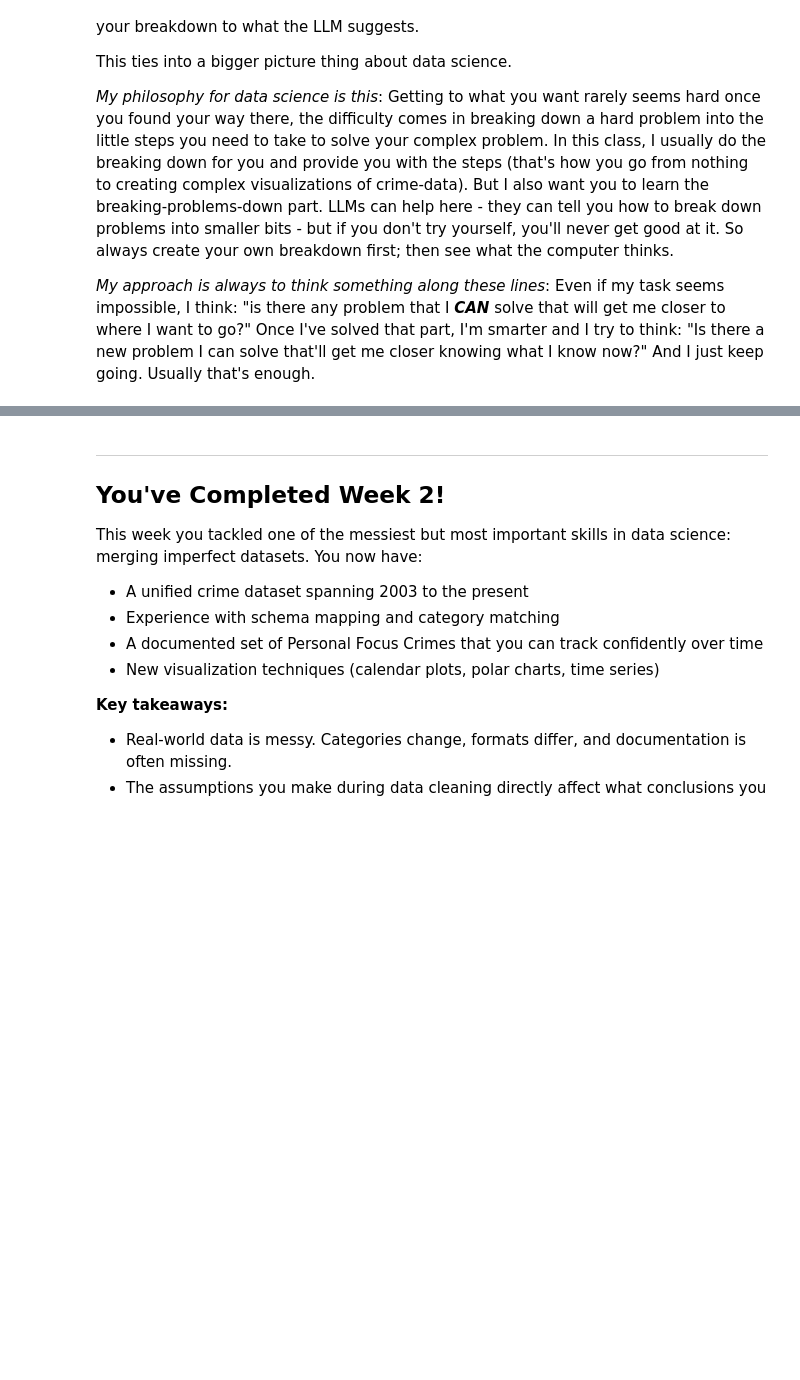
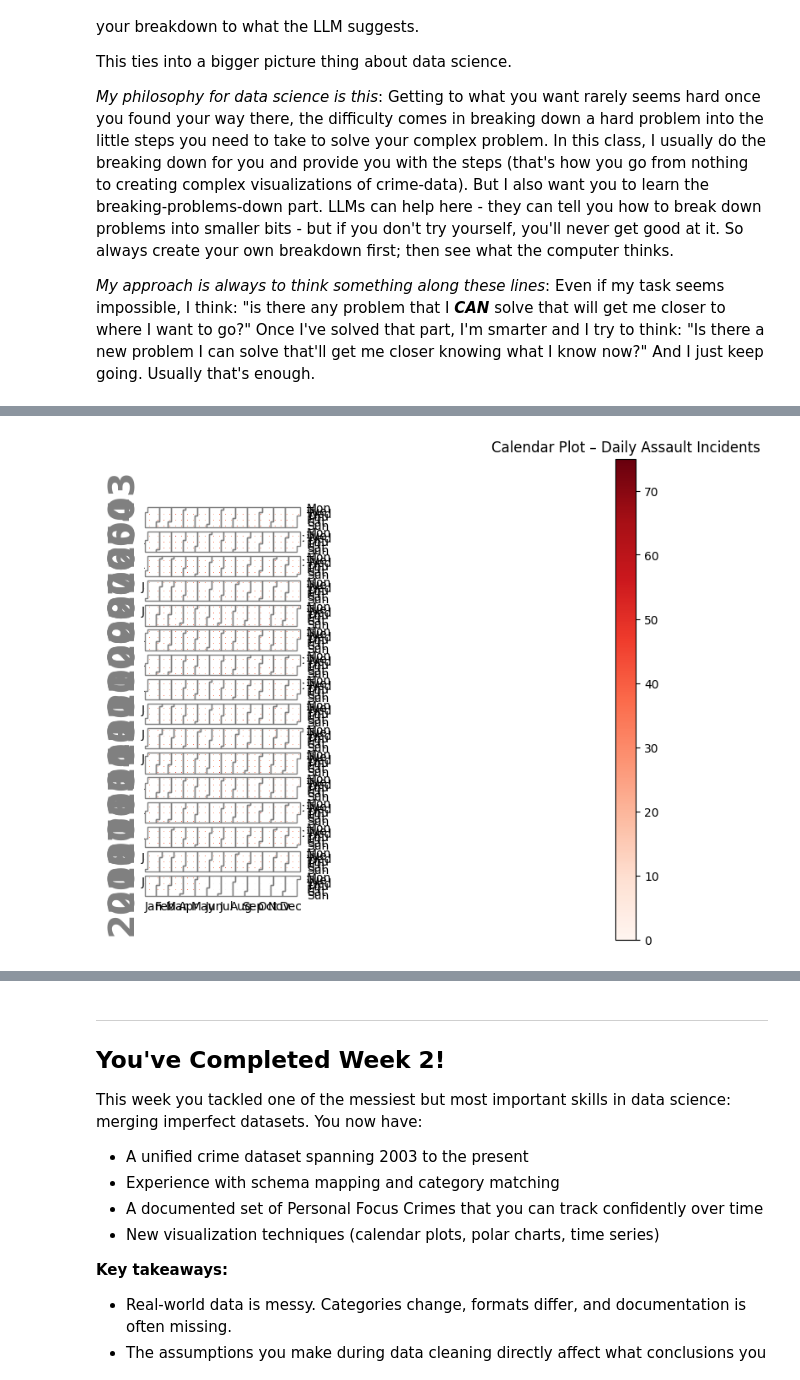
Before and after one commit to DenizIsikli/02806-SocialDataAnalysisAndVisualization, a Jupyter notebook: src/Exercises/Week2.ipynb, the cells around one changed output, grey strips where cells are left out. Cells and saved outputs as stored; diff of their text form; code cells hidden in the pictures; blank space fills up the shorter version.

Commit message:
Week 2 refactor

```diff
--- a/src/Exercises/Week2.ipynb
+++ b/src/Exercises/Week2.ipynb
@@ -273,3 +916,98 @@ This ties into a bigger picture thing about data science.
 *My philosophy for data science is this*: Getting to what you want rarely seems hard once you found your way there, the difficulty comes in breaking down a hard problem into the little steps you need to take to solve your complex problem. In this class, I usually do the breaking down for you and provide you with the steps (that's how you go from nothing to creating complex visualizations of crime-data). But I also want you to learn the breaking-problems-down part. LLMs can help here - they can tell you how to break down problems into smaller bits - but if you don't try yourself, you'll never get good at it. So always create your own breakdown first; then see what the computer thinks.
 
 *My approach is always to think something along these lines*: Even if my task seems impossible, I think: "is there any problem that I ***CAN*** solve that will get me closer to where I want to go?" Once I've solved that part, I'm smarter and I try to think: "Is there a new problem I can solve that'll get me closer knowing what I know now?" And I just keep going. Usually that's enough.
+# %%
+import pandas as pd
+import matplotlib.pyplot as plt
+import seaborn as sns
+import numpy as np
+
+calplot.calplot(events, yearlabel_kws={'fontname': 'sans-serif'})
+
+# Ensure datetime index for time-series work
+df = df_merged.copy()
+df = df.dropna(subset=["Incident Datetime"])
+df = df.set_index("Incident Datetime")
+
+# 1. Calendar Plot (Assault – daily counts)
+import calplot
+
+assault_daily = (
+    df[df["Unified Category"] == "Assault"]
+    .resample("D")
+    .size()
+)
+
+calplot.calplot(
+    assault_daily,
+    cmap="Reds",
+    figsize=(12, 6),
+    colorbar=True
+)
+plt.title("Calendar Plot – Daily Assault Incidents")
+plt.show()
+
+
+# 2. Polar Bar Chart (24-hour Vehicle Theft pattern)
+vehicle_mask = df["Unified Category"] == "Vehicle Theft"
+vehicle_hourly = (
+    df.loc[vehicle_mask]
+    .groupby(df.loc[vehicle_mask].index.hour)
+    .size()
+)
+
+hours = np.arange(24)
+values = vehicle_hourly.reindex(hours, fill_value=0).values
+
+theta = 2 * np.pi * hours / 24
+
+fig = plt.figure(figsize=(8, 8))
+ax = plt.subplot(111, polar=True)
+ax.bar(theta, values, width=2*np.pi/24)
+ax.set_xticks(theta)
+ax.set_xticklabels(hours)
+ax.set_title("Vehicle Theft – 24 Hour Polar Pattern")
+plt.show()
+
+
+# 3. Time Series (Monthly Robbery Trend)
+robbery_monthly = (
+    df[df["Unified Category"] == "Robbery"]
+    .resample("M")
+    .size()
+)
+
+plt.figure(figsize=(12, 5))
+robbery_monthly.plot()
+plt.title("Robbery – Monthly Time Series")
+plt.xlabel("Year")
+plt.ylabel("Incidents")
+plt.tight_layout()
+plt.show()
+
+
+# 4. Heatmap (Hour of Day vs Day of Week – Assault)
+df_assault = df[df["Unified Category"] == "Assault"].copy()
+df_assault["hour"] = df_assault.index.hour
+df_assault["weekday"] = df_assault.index.day_name()
+
+heatmap_data = (
+    df_assault
+    .groupby(["weekday", "hour"])
+    .size()
+    .unstack(fill_value=0)
+)
+
+weekday_order = ["Monday", "Tuesday", "Wednesday",
+                 "Thursday", "Friday", "Saturday", "Sunday"]
+
+heatmap_data = heatmap_data.reindex(weekday_order)
+
+plt.figure(figsize=(12, 6))
+sns.heatmap(heatmap_data, cmap="Reds")
+plt.title("Assault – Hour vs Weekday Heatmap")
+plt.xlabel("Hour of Day")
+plt.ylabel("Weekday")
+plt.tight_layout()
+plt.show()
+# %% [output]
@@ -275,0 +1031 @@ This ties into a bigger picture thing about data science.
+[figure, added]
```
Also changed, not shown: parts of 10 cells of this notebook.
